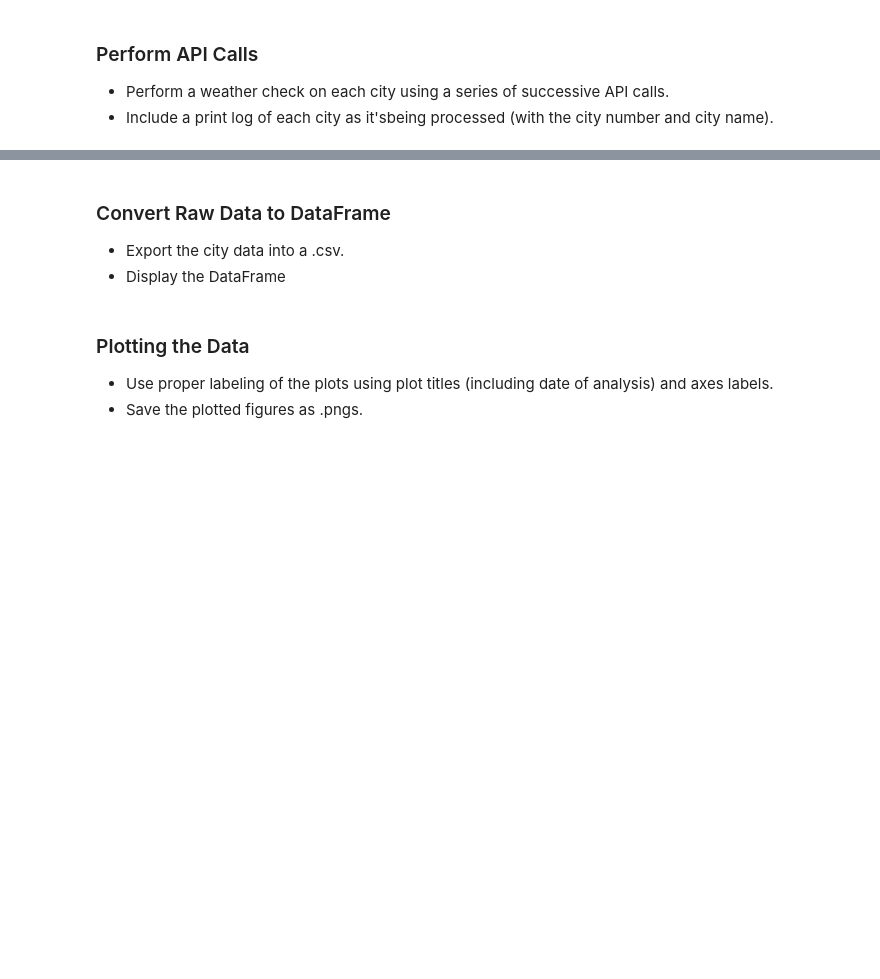
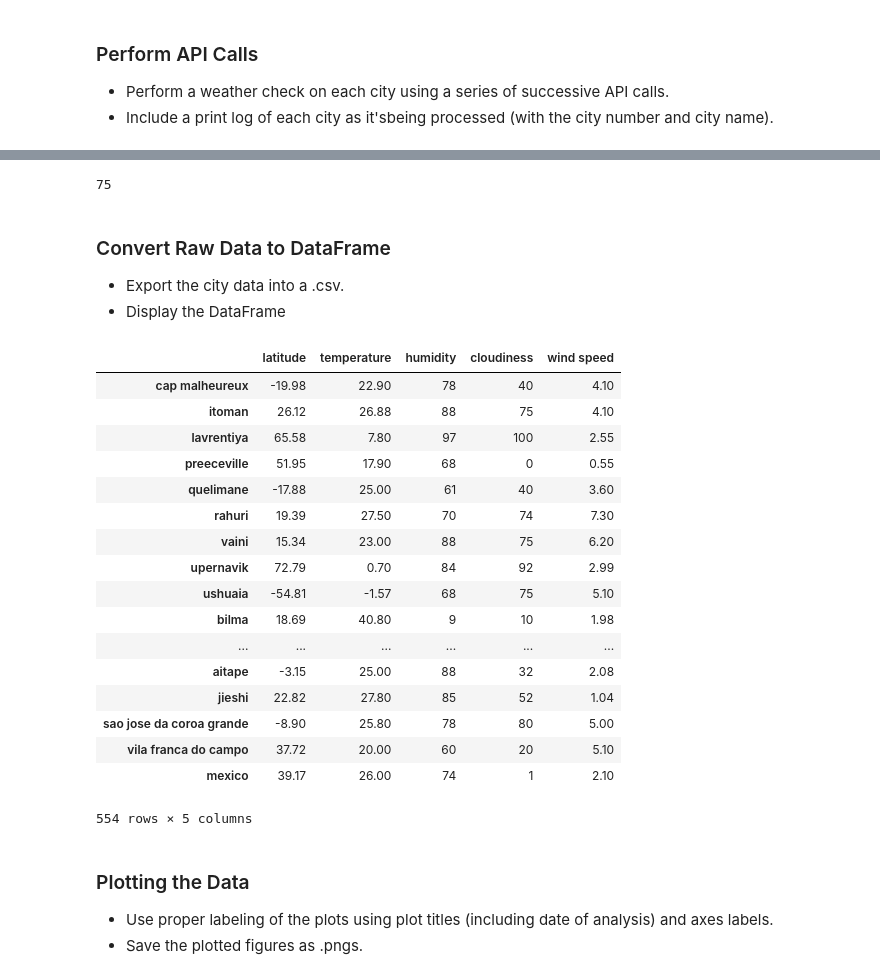
Before and after one commit to RachelPopp/API_homework, a Jupyter notebook: Popp_WeatherPy.ipynb, the cells around one changed output, grey strips where cells are left out. Drawn from its saved outputs; the diff is of its cells as text; code cells hidden in the pictures; blank space fills up the shorter version.

```diff
--- a/Popp_WeatherPy.ipynb
+++ b/Popp_WeatherPy.ipynb
@@ -126,4 +185,45 @@ response
+# %%
+cloud[1]
+# %% [output]
+75
 # %% [markdown]
 ### Convert Raw Data to DataFrame
 * Export the city data into a .csv.
 * Display the DataFrame
+# %%
+df_weather = pd.DataFrame(index =new_city_list)
+df_weather
+
+# Temperature (F) vs. Latitude
+# Humidity (%) vs. Latitude
+# Cloudiness (%) vs. Latitude
+# Wind Speed (mph) vs. Latitude
+
+df_weather['latitude'] = lat
+df_weather['temperature'] = temp
+df_weather['humidity'] = hum
+df_weather['cloudiness'] = cloud
+df_weather['wind speed'] = WS
+
+df_weather.to_csv(r'weather.csv')
+
+df_weather
+# %% [output]
+|  | latitude | temperature | humidity | cloudiness | wind speed |
+| cap malheureux | -19.98 | 22.90 | 78 | 40 | 4.10 |
+| itoman | 26.12 | 26.88 | 88 | 75 | 4.10 |
+| lavrentiya | 65.58 | 7.80 | 97 | 100 | 2.55 |
+| preeceville | 51.95 | 17.90 | 68 | 0 | 0.55 |
+| quelimane | -17.88 | 25.00 | 61 | 40 | 3.60 |
+| rahuri | 19.39 | 27.50 | 70 | 74 | 7.30 |
+| vaini | 15.34 | 23.00 | 88 | 75 | 6.20 |
+| upernavik | 72.79 | 0.70 | 84 | 92 | 2.99 |
+| ushuaia | -54.81 | -1.57 | 68 | 75 | 5.10 |
+| bilma | 18.69 | 40.80 | 9 | 10 | 1.98 |
+| ... | ... | ... | ... | ... | ... |
+| aitape | -3.15 | 25.00 | 88 | 32 | 2.08 |
+| jieshi | 22.82 | 27.80 | 85 | 52 | 1.04 |
+| sao jose da coroa grande | -8.90 | 25.80 | 78 | 80 | 5.00 |
+| vila franca do campo | 37.72 | 20.00 | 60 | 20 | 5.10 |
+| mexico | 39.17 | 26.00 | 74 | 1 | 2.10 |
+554 rows × 5 columns
```
Also changed, not shown: parts of 11 cells of this notebook, 5 other files.
